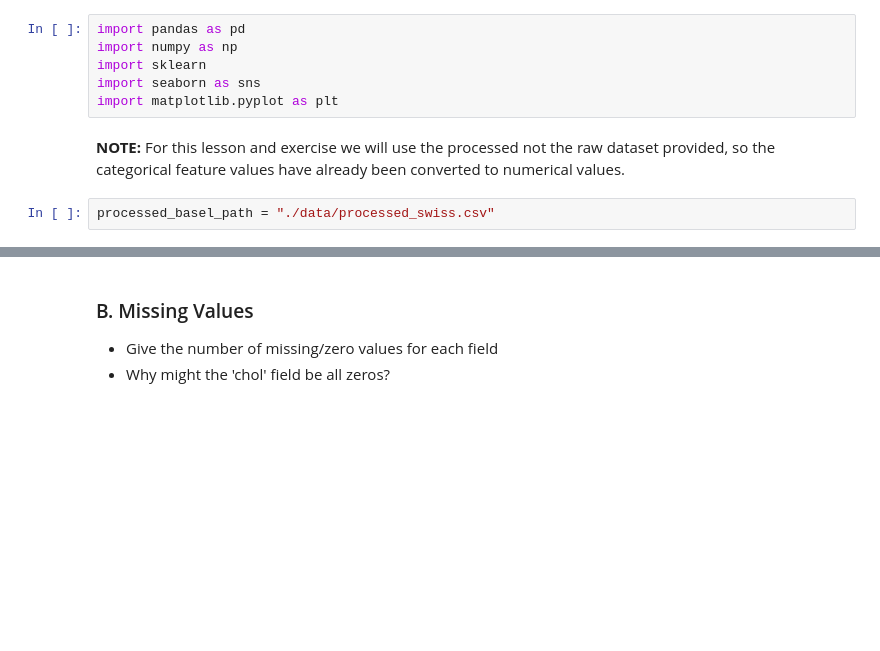
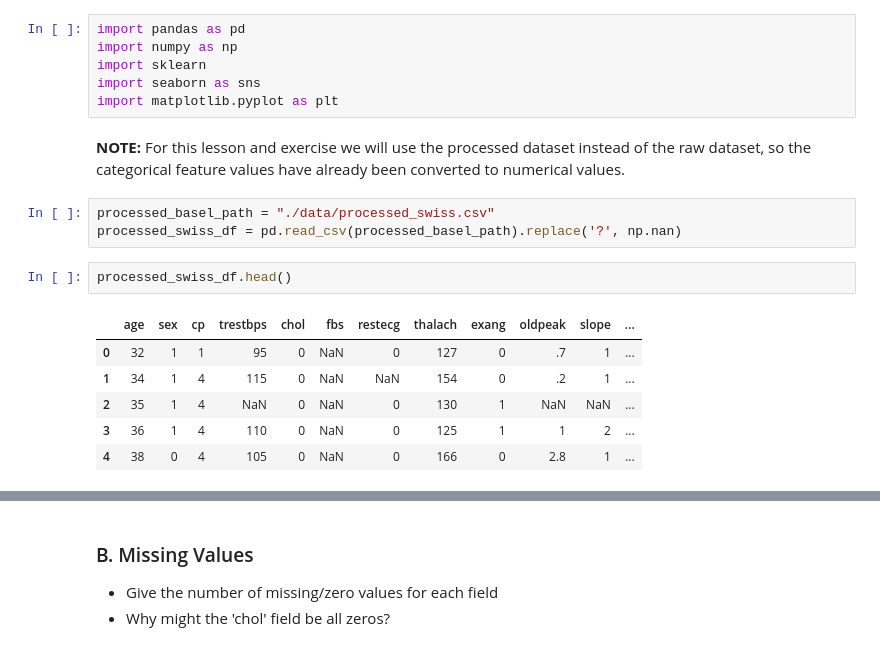
Before and after one commit to TRoboto/Udacity, a Jupyter notebook: AI for Healthcare Nanodegree/Exercise - Analyze Dataset/Analyze_Dataset_Exercise.ipynb, the cells around one changed output, grey strips where cells are left out. Cells and saved outputs as stored; diff of their text form; blank space fills up the shorter version.

```diff
--- a/AI for Healthcare Nanodegree/Exercise - Analyze Dataset/Analyze_Dataset_Exercise.ipynb
+++ b/AI for Healthcare Nanodegree/Exercise - Analyze Dataset/Analyze_Dataset_Exercise.ipynb
@@ -26,6 +26,16 @@ import sklearn
 import seaborn as sns
 import matplotlib.pyplot as plt
 # %% [markdown]
-**NOTE:** For this lesson and exercise we will use the processed not the raw dataset provided, so the categorical feature values have already been converted to numerical values.
+**NOTE:** For this lesson and exercise we will use the processed dataset instead of the raw dataset, so the categorical feature values have already been converted to numerical values.
 # %%
 processed_basel_path = "./data/processed_swiss.csv"
+processed_swiss_df = pd.read_csv(processed_basel_path).replace('?', np.nan)
+# %%
+processed_swiss_df.head()
+# %% [output]
+|  | age | sex | cp | trestbps | chol | fbs | restecg | thalach | exang | oldpeak | slope | ... |
+| 0 | 32 | 1 | 1 | 95 | 0 | NaN | 0 | 127 | 0 | .7 | 1 | ... |
+| 1 | 34 | 1 | 4 | 115 | 0 | NaN | NaN | 154 | 0 | .2 | 1 | ... |
+| 2 | 35 | 1 | 4 | NaN | 0 | NaN | 0 | 130 | 1 | NaN | NaN | ... |
+| 3 | 36 | 1 | 4 | 110 | 0 | NaN | 0 | 125 | 1 | 1 | 2 | ... |
+| 4 | 38 | 0 | 4 | 105 | 0 | NaN | 0 | 166 | 0 | 2.8 | 1 | ... |
```
Also changed, not shown: parts of 25 cells of this notebook.
